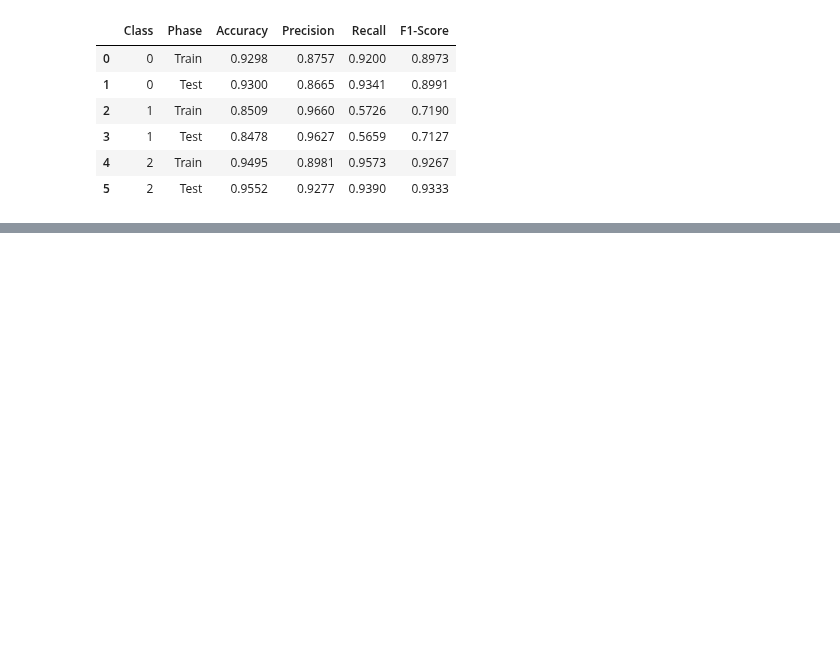
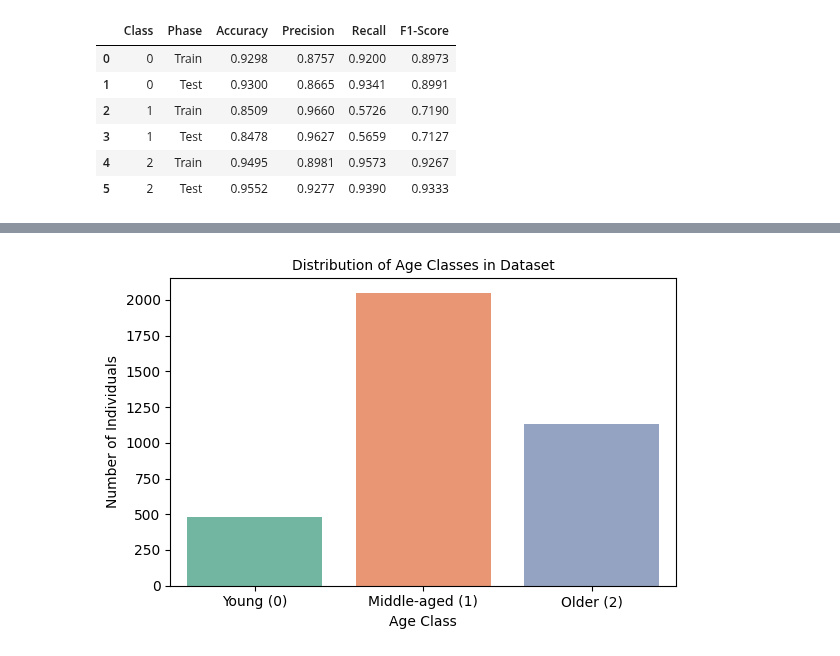
Before and after one commit to asheta66/Machine-Learning-2024, a Jupyter notebook: Classification/GNB_Cardiovascular_Diseases_Age.ipynb, the cells around one changed output, grey strips where cells are left out. Saved outputs shown, nothing was run; the diff lists cells and outputs as text; code cells hidden in the pictures; blank space fills up the shorter version.

```diff
--- a/Classification/GNB_Cardiovascular_Diseases_Age.ipynb
+++ b/Classification/GNB_Cardiovascular_Diseases_Age.ipynb
@@ -165,0 +178,24 @@ df_metrics
+# %%
+import matplotlib.pyplot as plt
+import seaborn as sns
+
+# Count occurrences of each age class
+age_class_counts = df['age_class'].value_counts().sort_index()
+
+# Define labels and colors
+labels = ['Young (0)', 'Middle-aged (1)', 'Older (2)']
+colors = ['#66c2a5', '#fc8d62', '#8da0cb']  # Distinct, visually friendly colors
+
+# Create bar plot
+plt.figure(figsize=(6, 4))
+sns.barplot(x=labels, y=age_class_counts.values, palette=colors)
+
+# Add labels and title
+plt.xlabel('Age Class')
+plt.ylabel('Number of Individuals')
+plt.title('Distribution of Age Classes in Dataset', fontsize= 10)
+plt.tight_layout()
+plt.savefig(os.path.join(output_dir, 'age_class_distribution.png'))
+plt.show()
+# %% [output]
+[figure, added]
```
Also changed, not shown: parts of 2 cells of this notebook.
